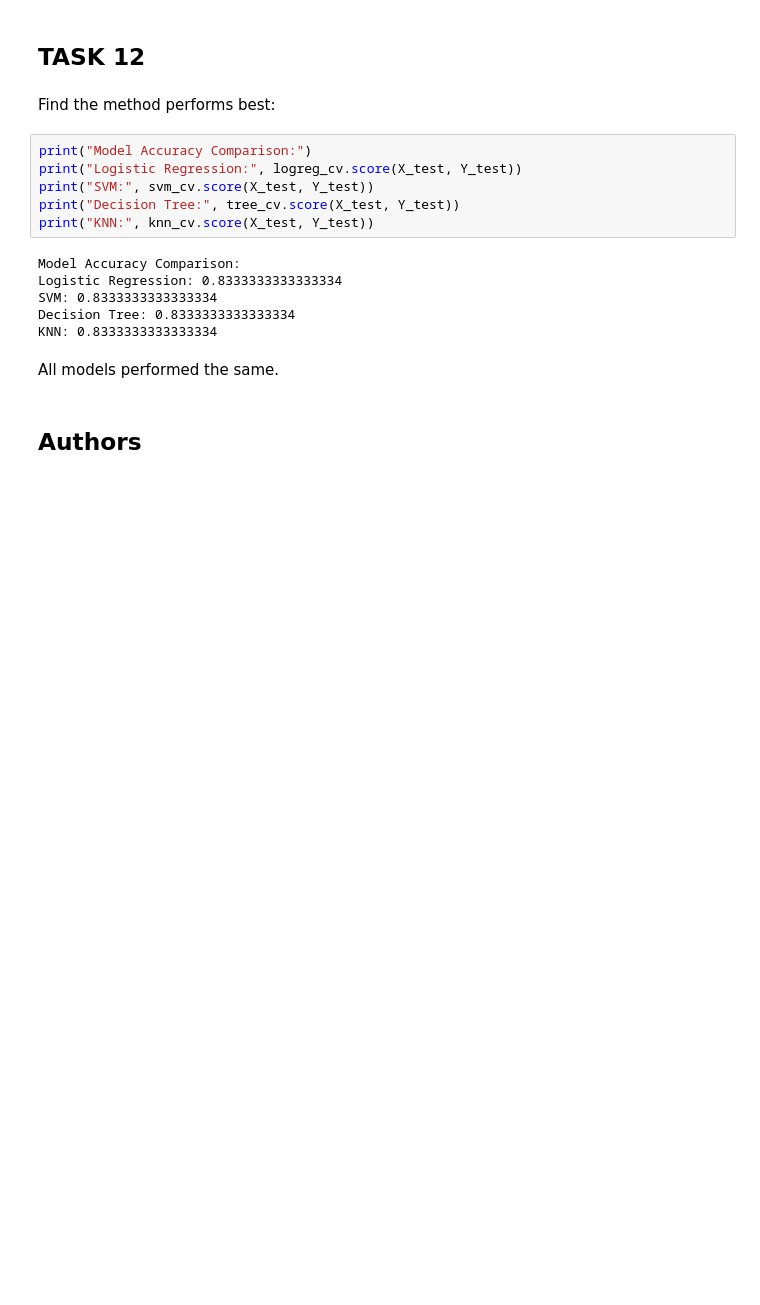
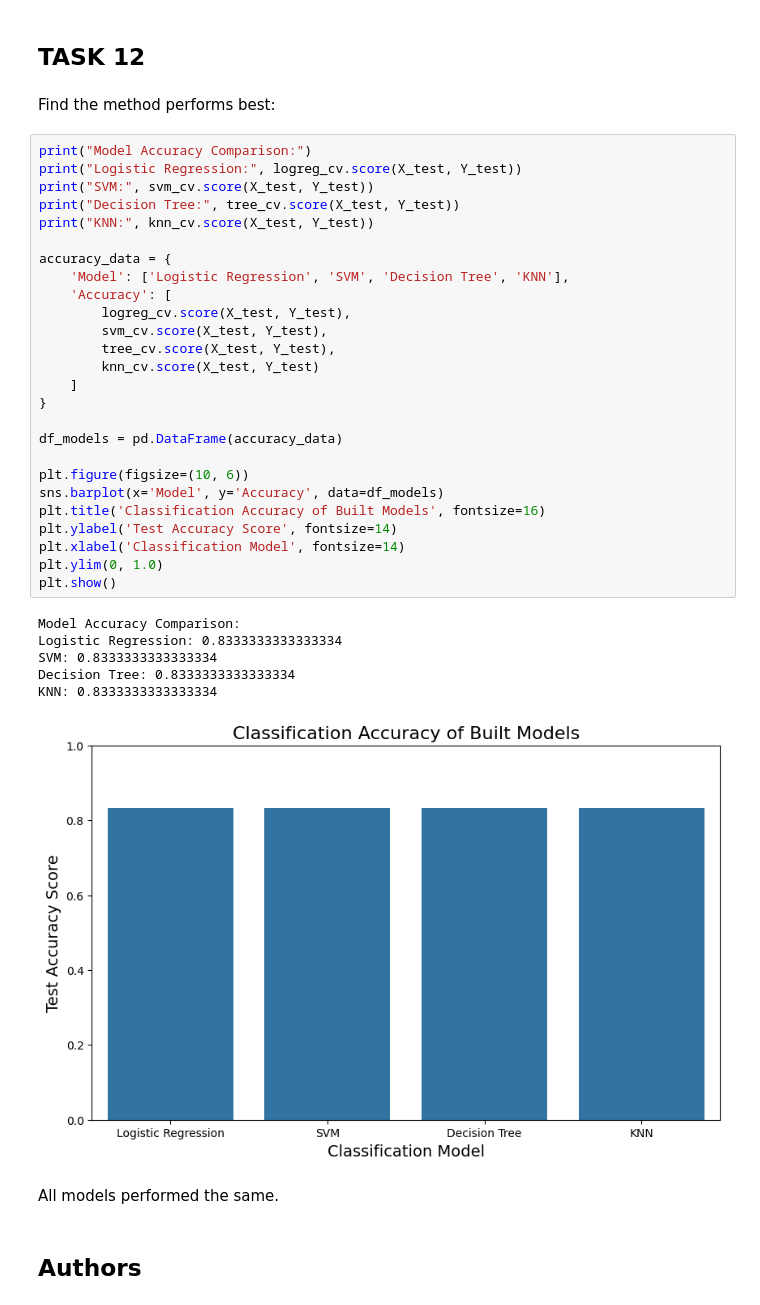
Before and after one commit to jaydengould/IBM-Capstone, a Jupyter notebook: SpaceX-Machine-Learning-Prediction-Part-5-v1.ipynb, the cells around one changed output. Cells and saved outputs as stored; diff of their text form; blank space fills up the shorter version.

Commit message:
Add files via upload
Added Bar Chart for Presentation

```diff
--- a/SpaceX-Machine-Learning-Prediction-Part-5-v1.ipynb
+++ b/SpaceX-Machine-Learning-Prediction-Part-5-v1.ipynb
@@ -381,15 +381,36 @@ Find the method performs best:
 # %%
 print("Model Accuracy Comparison:")
 print("Logistic Regression:", logreg_cv.score(X_test, Y_test))
 print("SVM:", svm_cv.score(X_test, Y_test))
 print("Decision Tree:", tree_cv.score(X_test, Y_test))
 print("KNN:", knn_cv.score(X_test, Y_test))
+
+accuracy_data = {
+    'Model': ['Logistic Regression', 'SVM', 'Decision Tree', 'KNN'],
+    'Accuracy': [
+        logreg_cv.score(X_test, Y_test),
+        svm_cv.score(X_test, Y_test),
+        tree_cv.score(X_test, Y_test),
+        knn_cv.score(X_test, Y_test)
+    ]
+}
+
+df_models = pd.DataFrame(accuracy_data)
+
+plt.figure(figsize=(10, 6))
+sns.barplot(x='Model', y='Accuracy', data=df_models)
+plt.title('Classification Accuracy of Built Models', fontsize=16)
+plt.ylabel('Test Accuracy Score', fontsize=14)
+plt.xlabel('Classification Model', fontsize=14)
+plt.ylim(0, 1.0)
+plt.show()
 # %% [output]
 Model Accuracy Comparison:
 Logistic Regression: 0.8333333333333334
 SVM: 0.8333333333333334
 Decision Tree: 0.8333333333333334
 KNN: 0.8333333333333334
+[figure, added]
 # %% [markdown]
 All models performed the same.
 # %% [markdown]
```
Also changed, not shown: parts of 2 cells of this notebook.
